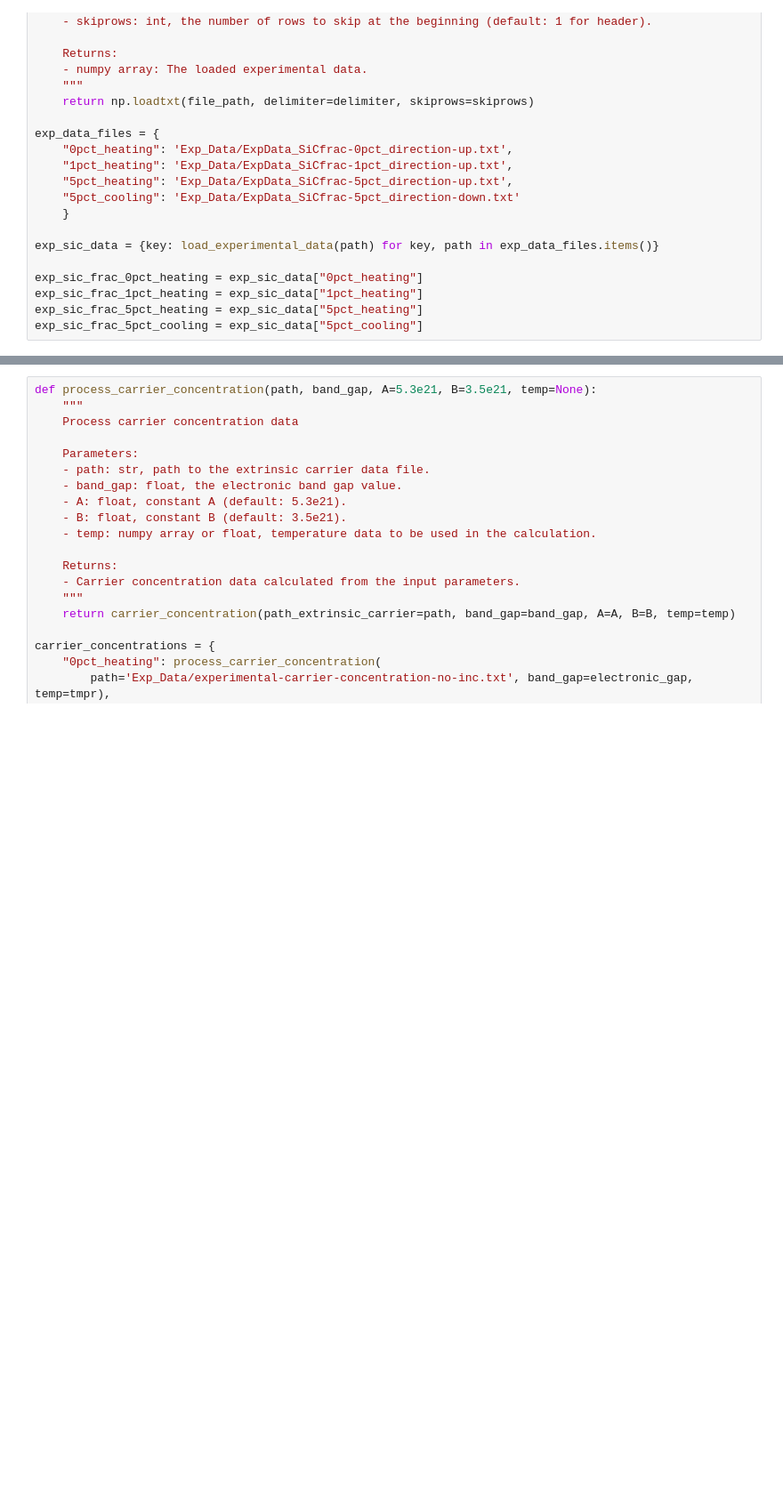
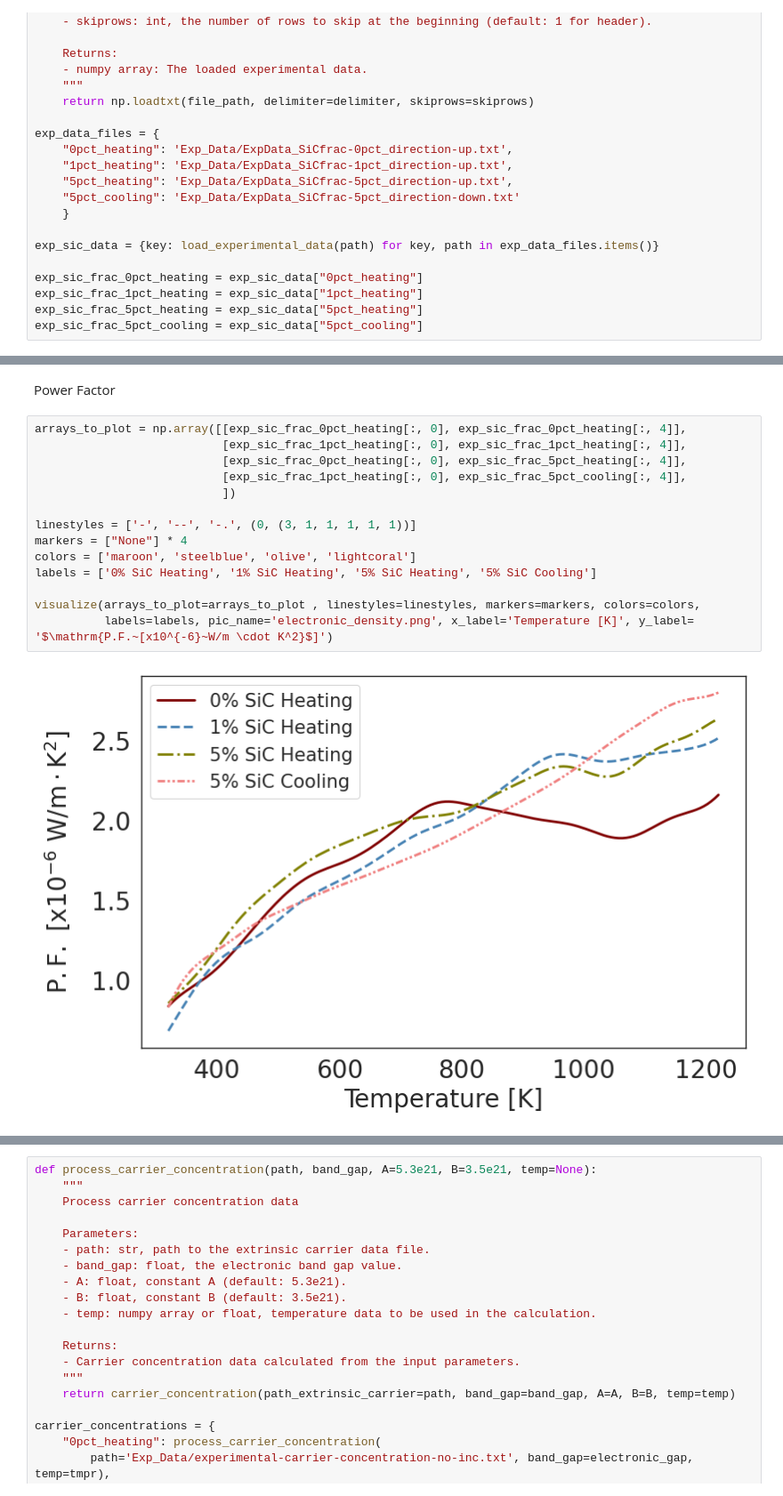
Before and after one commit to ariahosseini/ThermoElectric, a Jupyter notebook: ElectronTransport.ipynb, the cells around one changed output, grey strips where cells are left out. Shown at 89% size. Drawn from its saved outputs; the diff is of its cells as text; blank space fills up the shorter version.

```diff
--- a/ElectronTransport.ipynb
+++ b/ElectronTransport.ipynb
@@ -2015,0 +2181,18 @@ exp_sic_frac_5pct_cooling = exp_sic_data["5pct_cooling"]
+# %% [markdown]
+Power Factor
+# %%
+arrays_to_plot = np.array([[exp_sic_frac_0pct_heating[:, 0], exp_sic_frac_0pct_heating[:, 4]],
+                           [exp_sic_frac_1pct_heating[:, 0], exp_sic_frac_1pct_heating[:, 4]],
+                           [exp_sic_frac_0pct_heating[:, 0], exp_sic_frac_5pct_heating[:, 4]],
+                           [exp_sic_frac_1pct_heating[:, 0], exp_sic_frac_5pct_cooling[:, 4]],
+                           ])
+
+linestyles = ['-', '--', '-.', (0, (3, 1, 1, 1, 1, 1))]
+markers = ["None"] * 4
+colors = ['maroon', 'steelblue', 'olive', 'lightcoral']
+labels = ['0% SiC Heating', '1% SiC Heating', '5% SiC Heating', '5% SiC Cooling']
+
+visualize(arrays_to_plot=arrays_to_plot , linestyles=linestyles, markers=markers, colors=colors,
+          labels=labels, pic_name='electronic_density.png', x_label='Temperature [K]', y_label= '$\mathrm{P.F.~[x10^{-6}~W/m \cdot K^2}$]')
+# %% [output]
+[figure, added]
```
Also changed, not shown: parts of 95 cells of this notebook.
